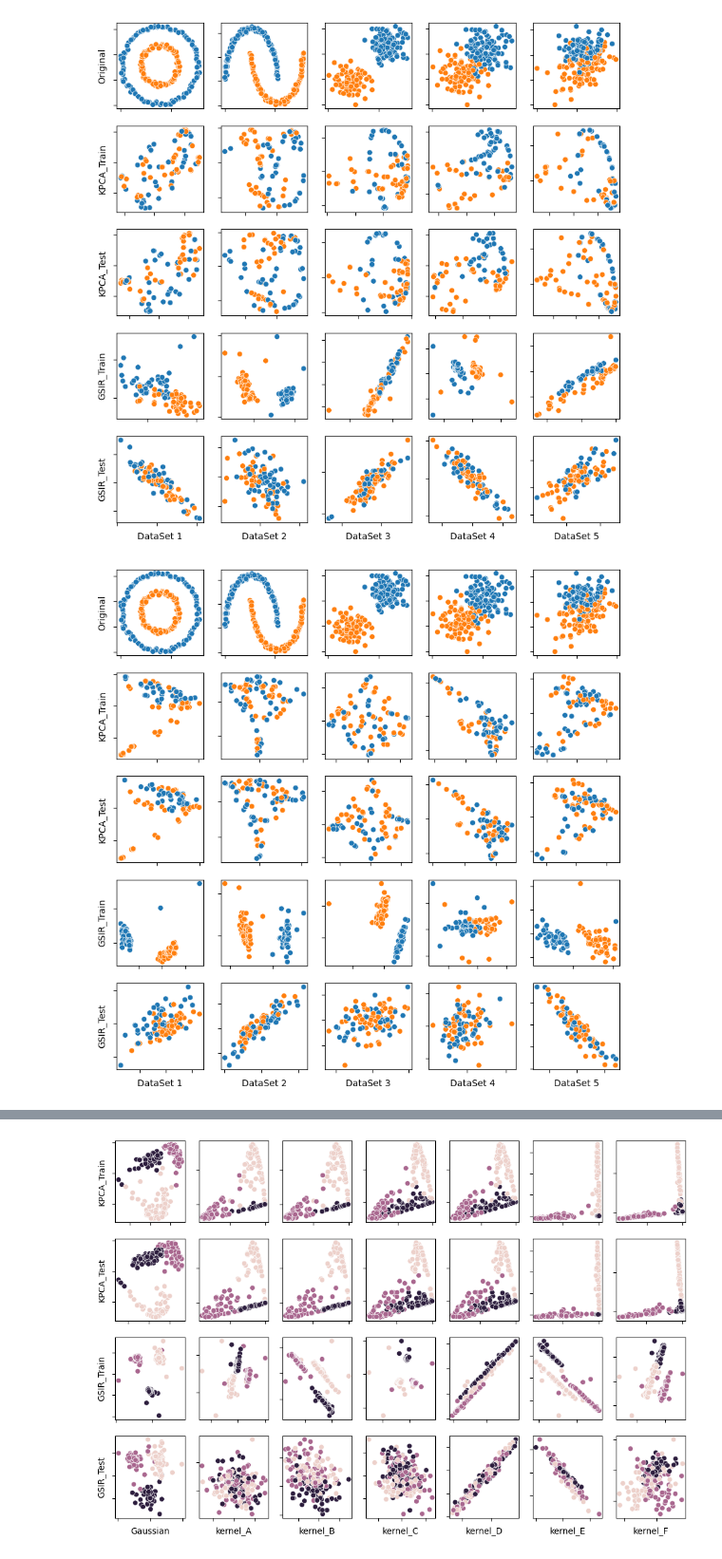
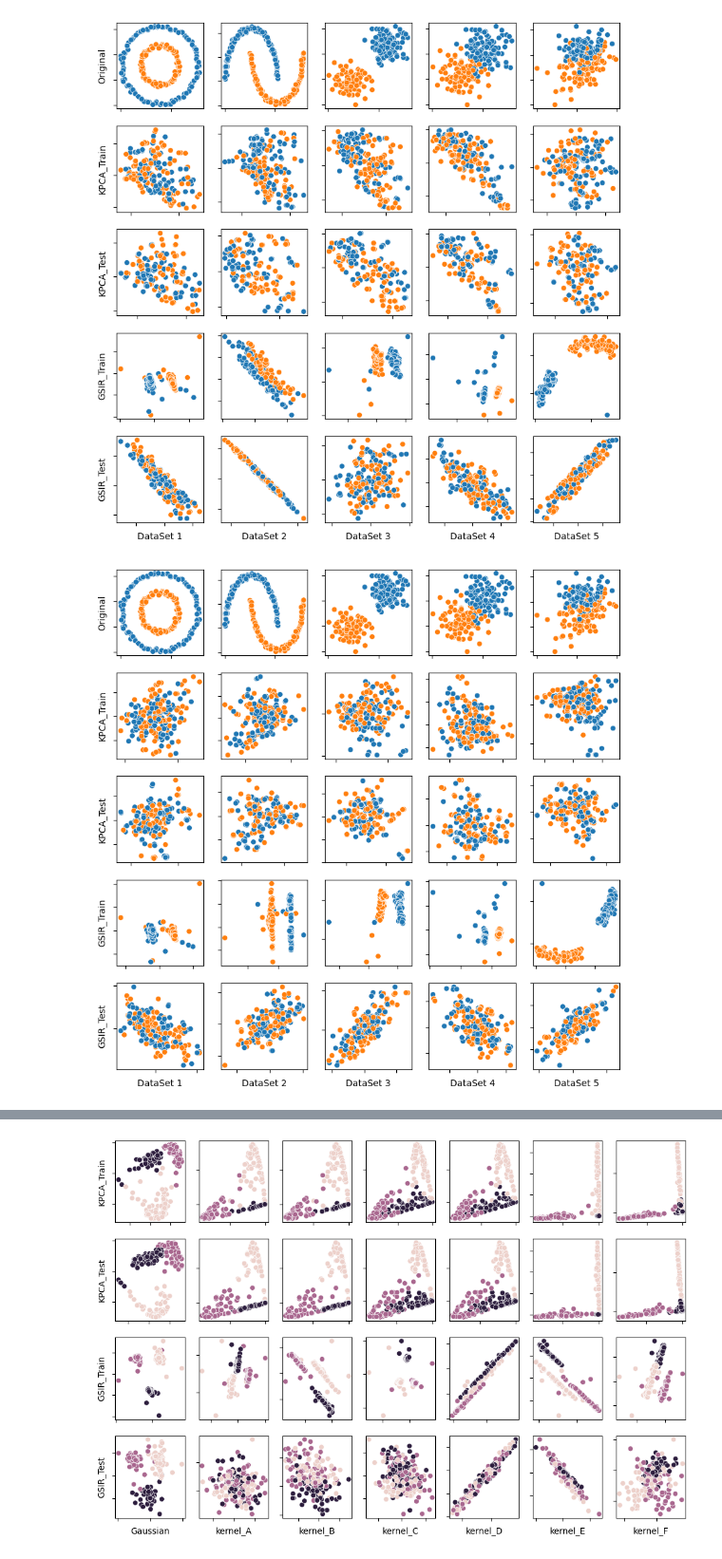
Before and after one commit to HGmin1159/quantum_kernel_investigation, a Jupyter notebook: kernel_model/9. Kernel_SVMvsSDR.ipynb, the cells around one changed output, grey strips where cells are left out. Shown at 95% size. Saved outputs shown, nothing was run; the diff lists cells and outputs as text; code cells hidden in the pictures.

```diff
--- a/kernel_model/9. Kernel_SVMvsSDR.ipynb
+++ b/kernel_model/9. Kernel_SVMvsSDR.ipynb
@@ -21,7 +23,7 @@ gram_zz_kernel_set = []
 gram_zz_kernel_test_set = []
 gram_kernel_set = []
 gram_kernel_test_set = []
-folder = "svm_data4"
+folder = "Result/svm_data5"
 
 for i in range(5):
     sto_index_sets += [pd.read_csv(folder + "/sto_index_sets"+str(i)+".csv").iloc[:,1].tolist()]
@@ -187,7 +189,7 @@ for i in range(5):
 plt.savefig(folder + "/DR_zz_kernel.jpg")
 plt.show()
 # %% [output]
-[figure, old version]
+[figure, new version]
 # %%
 i=0
 kernel_matrix = gram_zz_kernel_set[i]
@@ -207,7 +209,7 @@ px.scatter_3d(plot_data,x="x1",y="x2",z="x3",color = "ylabel")
 kernel_set = gram_kernel_set
 kernel_test_set = gram_kernel_test_set
 kpca = KPCA()
-gsir = GSIR(0.001,0.001)
+gsir = GSIR(0.005,0.005)
 
 fig,ax = plt.subplots(5,5,figsize = (10,10))
 
@@ -235,34 +237,34 @@ for i in range(5):
     plot_data.iloc[:,:2] = pd.DataFrame(gsir.transform(kernel_matrix)[:,:2])
     plot_data["ylabel"] = data_sto_y
     g3 = sns.scatterplot(x="x1",y="x2",hue = "ylabel",data = plot_data,legend=False,ax = ax[3,i])
     g3.set(xlabel = None,ylabel=None,xticklabels=[],yticklabels=[])
 
     kernel_test_matrix = kernel_test_set[i]
     plot_data = pd.DataFrame(kpca.transform(kernel_test_matrix)[:,:2])
     plot_data.columns = ["x1","x2"]
     plot_data["ylabel"] = data_sto_test_y
     g4 = sns.scatterplot(x="x1",y="x2",hue = "ylabel",data = plot_data,legend=False,ax=ax[2,i])
     g4.set(xlabel = None,ylabel=None,xticklabels=[],yticklabels=[])
 
     plot_data.iloc[:,:2] = pd.DataFrame(gsir.transform(kernel_test_matrix)[:,:2])
     plot_data["ylabel"] = data_sto_test_y
     g5 = sns.scatterplot(x="x1",y="x2",hue = "ylabel",data = plot_data,legend=False,ax = ax[4,i])
     g5.set(xlabel = None,ylabel=None,xticklabels=[],yticklabels=[])
 
 ylabel_list = ["Original","KPCA_Train","KPCA_Test","GSIR_Train","GSIR_Test"]
 for i in range(5):
     ax[i,0].set(ylabel = ylabel_list[i])
 
 xlabel_list = ["DataSet 1","DataSet 2","DataSet 3","DataSet 4","DataSet 5"]
 for i in range(5):
     ax[4,i].set(xlabel = xlabel_list[i])
 
 
 
 plt.savefig(folder + "/DR_custom_kernel.jpg")
 plt.show()
 # %% [output]
-[figure, old version]
+[figure, new version]
 # %%
 kernel_list = [gram_gaussian_set,gram_zz_kernel_set,gram_kernel_set]
 kernel_test_list = [gram_gaussian_test_set,gram_zz_kernel_test_set,gram_gaussian_test_set]
```
Also changed, not shown: parts of 14 cells of this notebook, 3 other files.
